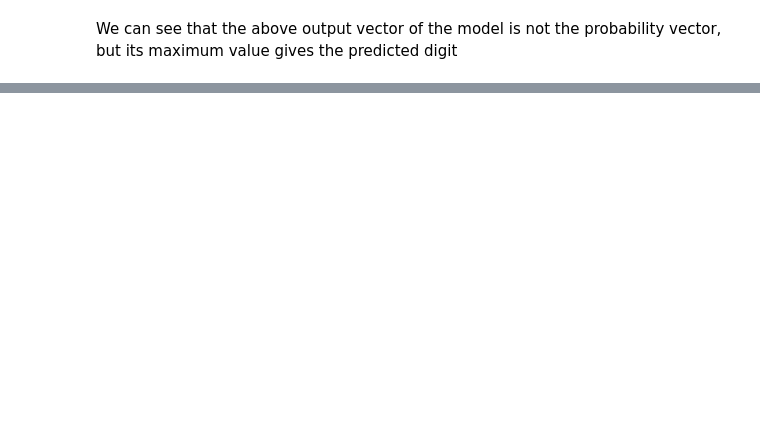
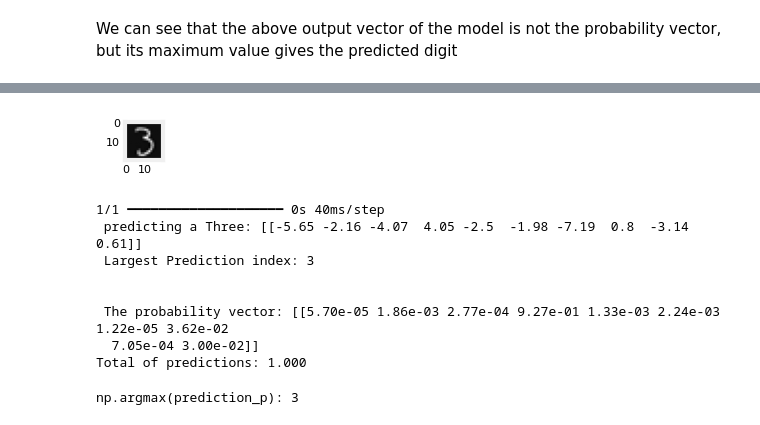
Before and after one commit to Sithum02/Handwritten-Digit-Detection, a Jupyter notebook: Handwritten_Digit_Detection.ipynb, the cells around one changed output, grey strips where cells are left out. Cells and saved outputs as stored; diff of their text form; code cells hidden in the pictures; blank space fills up the shorter version.

```diff
--- a/Handwritten_Digit_Detection.ipynb
+++ b/Handwritten_Digit_Detection.ipynb
@@ -685,0 +890,29 @@ print( f"{display_errors(model,X,y)} errors out of {len(X)} images")
+# %%
+image_of_three = X_train[1015]
+display_digit(image_of_two)
+
+prediction = model.predict(image_of_three.reshape(1,400))  # prediction
+
+print(f" predicting a Three: {prediction}")
+print(f" Largest Prediction index: {np.argmax(prediction)}")
+
+prediction_p = tf.nn.softmax(prediction)
+print('\n')
+print(f" The probability vector: {prediction_p}")
+print(f"Total of predictions: {np.sum(prediction_p):0.3f}")
+# %% [output]
+[figure, added]
+1/1 ━━━━━━━━━━━━━━━━━━━━ 0s 40ms/step
+ predicting a Three: [[-5.65 -2.16 -4.07  4.05 -2.5  -1.98 -7.19  0.8  -3.14  0.61]]
+ Largest Prediction index: 3
+
+
+ The probability vector: [[5.70e-05 1.86e-03 2.77e-04 9.27e-01 1.33e-03 2.24e-03 1.22e-05 3.62e-02
+  7.05e-04 3.00e-02]]
+Total of predictions: 1.000
+# %%
+yhat = np.argmax(prediction_p)
+
+print(f"np.argmax(prediction_p): {yhat}")
+# %% [output]
+np.argmax(prediction_p): 3
```
Also changed, not shown: parts of 37 cells of this notebook.
